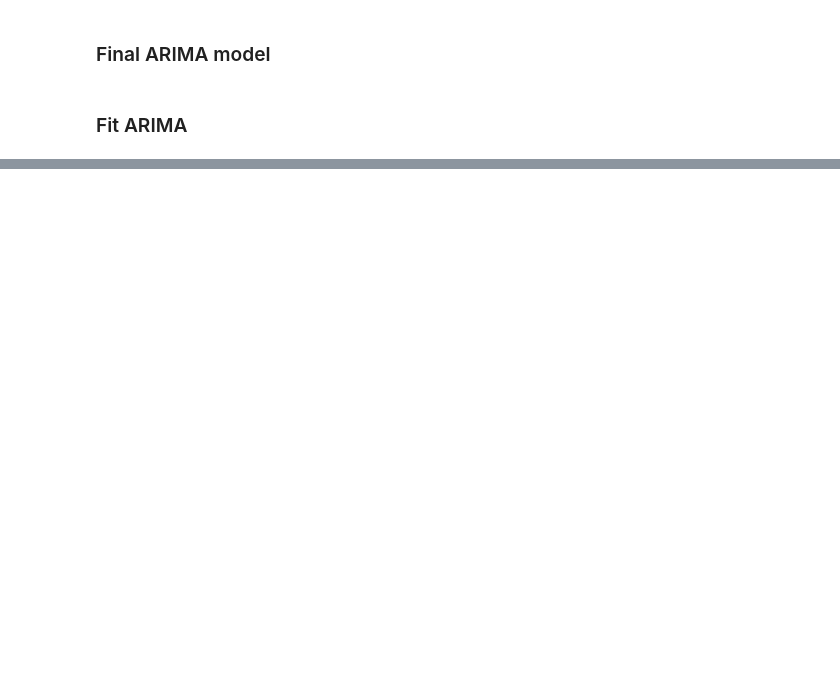
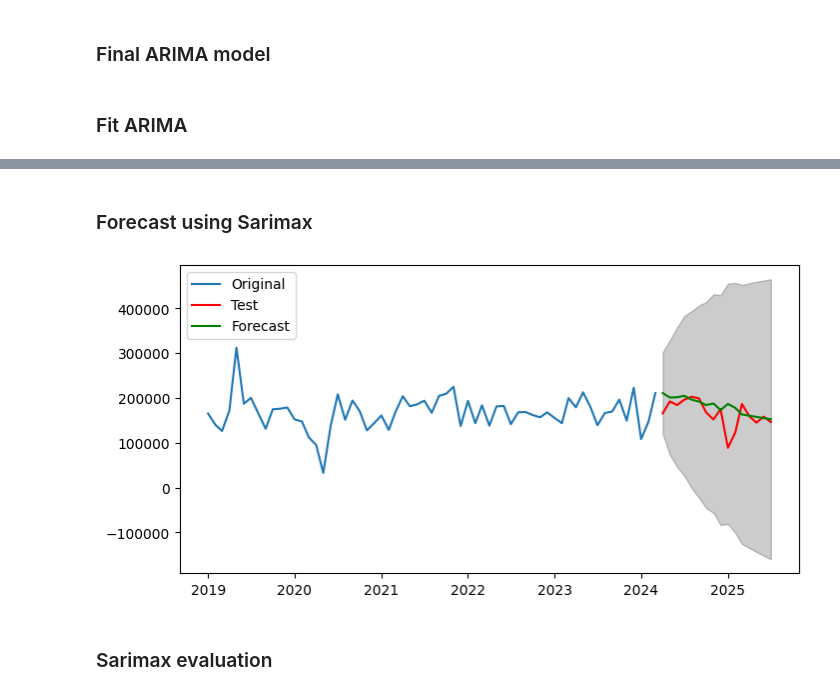
Before and after one commit to sikandermukhtar/forecasting_monthly_sales, a Jupyter notebook: forecasting_monthly_sales.ipynb, the cells around one changed output, grey strips where cells are left out. Drawn from its saved outputs; the diff is of its cells as text; code cells hidden in the pictures; blank space fills up the shorter version.

Commit message:
Adds arima and srimax model for forecasting

```diff
--- a/forecasting_monthly_sales.ipynb
+++ b/forecasting_monthly_sales.ipynb
@@ -411,0 +570,8 @@ print(fitted_final.summary())
+# %%
+sarimax_model = SARIMAX(
+    y_train,
+    order=model.order,
+    seasonal_order=model.seasonal_order,
+    enforce_stationarity=False,
+    enforce_invertibility=False
+)
@@ -411,0 +580,2 @@ print(fitted_final.summary())
+# %%
+final_sarimax = sarimax_model.fit(disp=False)
@@ -411,0 +602,23 @@ print(fitted_final.summary())
+# %% [markdown]
+### Forecast using Sarimax
+# %%
+n = len(test)
+# %%
+forecast = final_sarimax.get_forecast(steps=n)
+forecast_mean = forecast.predicted_mean
+forecast_confidence_interval = forecast.conf_int()
+# %%
+plt.figure(figsize=(8,4))
+plt.plot(train.index, train['quantity'], label="Original")
+plt.plot(test.index, test['quantity'], label='Test', color='red')
+plt.plot(forecast_mean.index, forecast_mean, label="Forecast", color='green')
+plt.fill_between(forecast_confidence_interval.index,
+                 forecast_confidence_interval.iloc[:,0],
+                 forecast_confidence_interval.iloc[:,1],
+                 color='k', alpha=0.2)
+plt.legend()
+plt.show()
+# %% [output]
+[figure, added]
+# %% [markdown]
+### Sarimax evaluation
```
Also changed, not shown: parts of 43 cells of this notebook.
